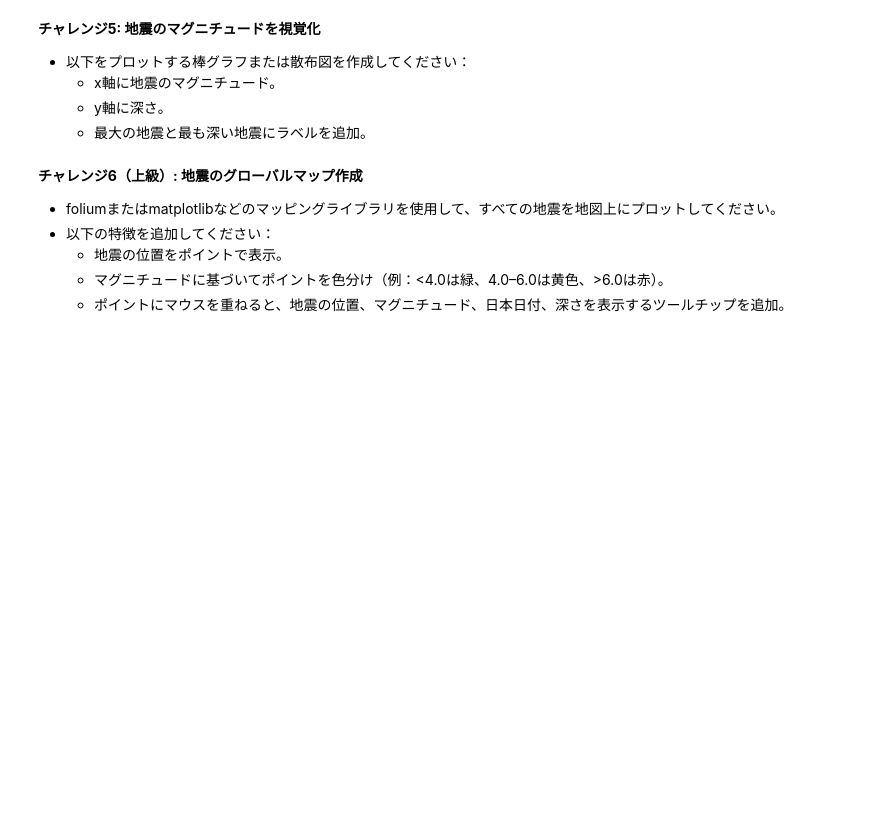
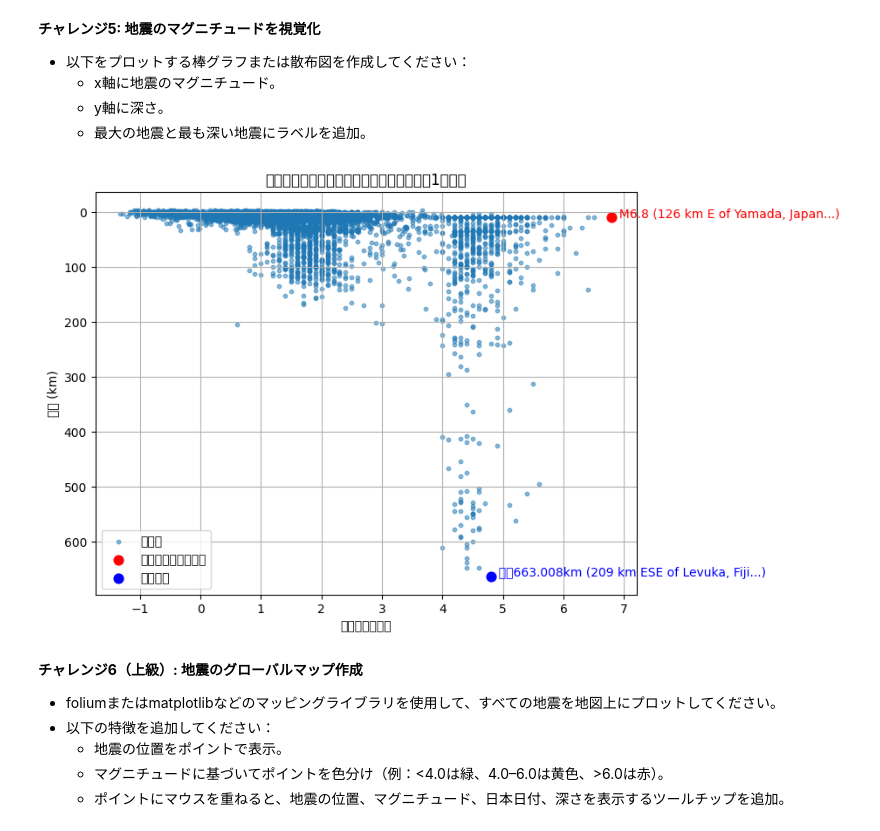
Before and after one commit to a250890y-cmd/Yu_Peach, a Jupyter notebook: earthquakes.ipynb, the cells around one changed output. Drawn from its saved outputs; the diff is of its cells as text; code cells hidden in the pictures; blank space fills up the shorter version.

```diff
--- a/earthquakes.ipynb
+++ b/earthquakes.ipynb
@@ -170,6 +220,43 @@ print(f"\n重要な地震の総数: {len(important_eq)} 件")
     - x軸に地震のマグニチュード。
     - y軸に深さ。
     - 最大の地震と最も深い地震にラベルを追加。
+# %%
+import pandas as pd
+import matplotlib.pyplot as plt
+
+#--- データ取得 ---,
+url = "https://earthquake.usgs.gov/earthquakes/feed/v1.0/summary/all_month.csv"
+data = pd.read_csv(url)
+
+#--- 欠損値を除去（安全のため） ---,
+data = data.dropna(subset=['mag', 'depth'])
+
+#--- 最大マグニチュードと最深地震を取得 ---,
+max_mag_row = data.loc[data['mag'].idxmax()]
+deepest_row = data.loc[data['depth'].idxmax()]
+
+#--- 散布図を作成 ---,
+plt.figure(figsize=(8,6))
+plt.scatter(data['mag'], data['depth'], alpha=0.5, s=10, label="全地震")
+
+#ラベルを追加,
+plt.scatter(max_mag_row['mag'], max_mag_row['depth'], color='red', s=60, label='最大マグニチュード')
+plt.scatter(deepest_row['mag'], deepest_row['depth'], color='blue', s=60, label='最深地震')
+
+#ラベル文字を表示,
+plt.text(max_mag_row['mag'], max_mag_row['depth'], f"  M{max_mag_row['mag']} ({max_mag_row['place'][:30]}...)", color='red')
+plt.text(deepest_row['mag'], deepest_row['depth'], f"  深さ{deepest_row['depth']}km ({deepest_row['place'][:30]}...)", color='blue')
+
+#軸ラベルとタイトル,
+plt.xlabel("マグニチュード")
+plt.ylabel("深さ (km)")
+plt.title("地震のマグニチュードと深さの関係（過去1ヶ月）")
+plt.legend()
+plt.gca().invert_yaxis()  # 深い地震が下にくるよう反転
+plt.grid(True)
+plt.show()
+# %% [output]
+[figure, added]
 # %% [markdown]
 **チャレンジ6（上級）: 地震のグローバルマップ作成**
 
```
Also changed, not shown: parts of 5 cells of this notebook, 3 other files.
